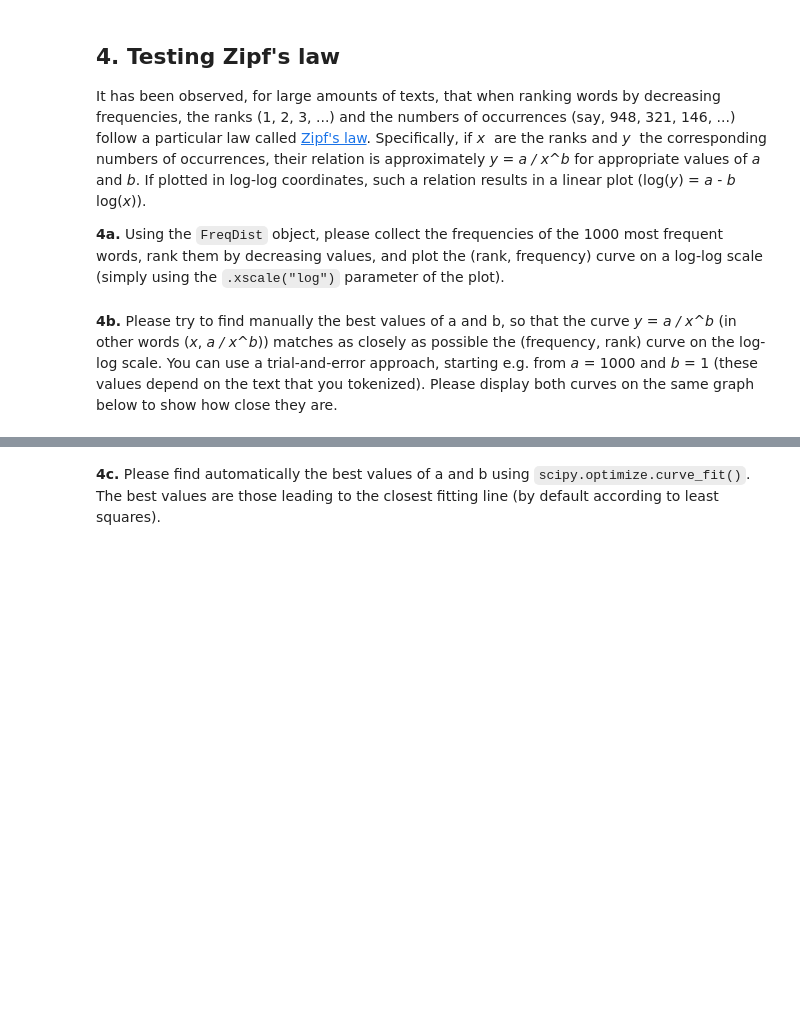
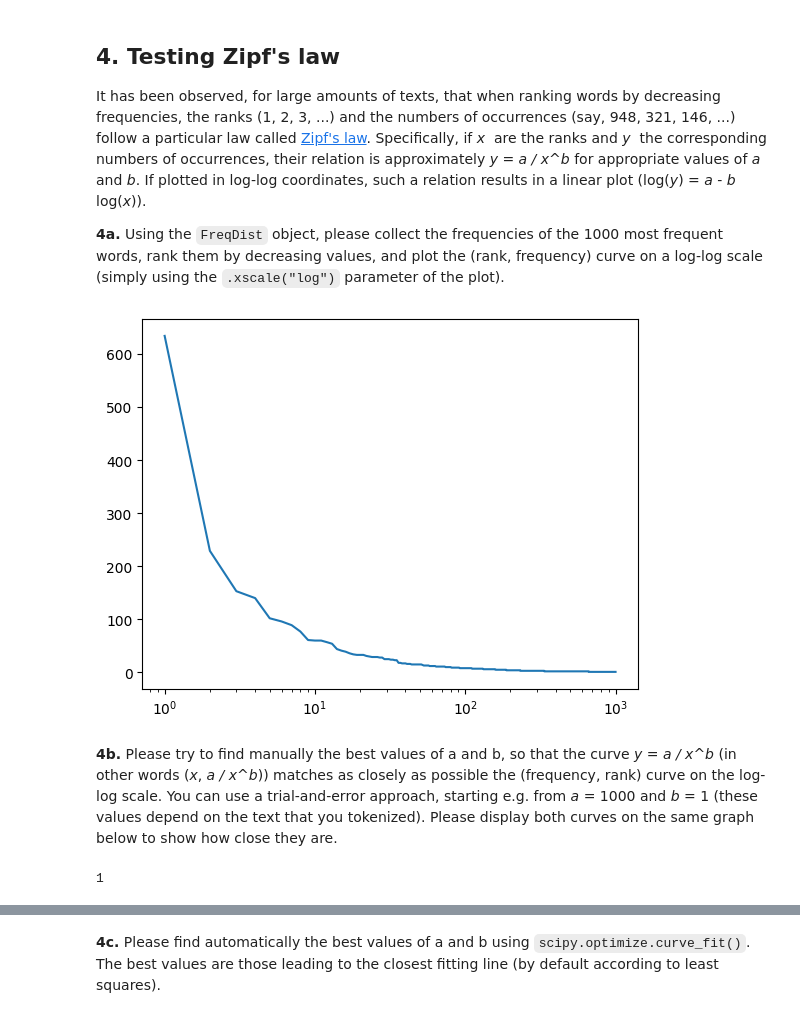
Before and after one commit to saucyq/nlp, a Jupyter notebook: lab1/MSE_AdvNLP_Lab1_student.ipynb, the cells around one changed output, grey strips where cells are left out. Saved outputs shown, nothing was run; the diff lists cells and outputs as text; code cells hidden in the pictures; blank space fills up the shorter version.

```diff
--- a/lab1/MSE_AdvNLP_Lab1_student.ipynb
+++ b/lab1/MSE_AdvNLP_Lab1_student.ipynb
@@ -88,3 +117,5 @@ NLTK has two useful functions, one to segment a text into sentences, and the oth
 **2f.** Please tokenize now directly the initial full text, without segmenting it into sentences.  Please display the total number of tokens found, and compare this number with the one obtained above.
 # %%
 # Please write your Python code in this cell and execute it.
+tokens =nltk.tokenize.word_tokenize(clair_dune, language='french')
+print(len(tokens))
@@ -103,9 +146,12 @@ A `nltk.Text` can store one of the following text formats: (1) string, (2) list
 **3a.** Please create a `nltk.Text` object from the tokenized version of your text (without sentence segmentation).
 # %%
 # Please write your Python code in this cell and execute it.
+nltk_tokens = nltk.Text(tokens)
 # %% [markdown]
 NLTK can compute word frequencies for a given text, yielding a new object called a frequency distribution (`FreqDist`): see [Sec. 3.1 of Ch. 1 of the NLTK book](http://www.nltk.org/book/ch01.html#frequency-distributions).  Using such an object, we can get the most frequent words.
 
 **3b.** Please construct the frequency distribution of your text.  Then, display the words that have at least 4 characters among the 50 most frequent words (calling the `most_common` method on the `FreqDist`), together with their number of occurrences.  Please comment briefly on the results.
 # %%
 # Please write your Python code in this cell and execute it.
+freq =nltk.FreqDist(nltk_tokens)
+[print(x) for x in freq.most_common(50) if len(x[0])>=4]
@@ -122,5 +179,12 @@ import matplotlib.pyplot as plt
 %matplotlib inline
 # %%
 # Please write your Python code in this cell and execute it.
+mostcommon1000 = freq.most_common(1000)
+x = [i+1 for i in range(len(mostcommon1000))]
+y = [item[1] for item in mostcommon1000]
+plt.plot(x,y)
+plt.xscale('log')
+# %% [output]
+[figure, added]
 # %% [markdown]
 **4b.** Please try to find manually the best values of a and b, so that the curve *y = a / x^b* (in other words (*x*, *a / x^b*)) matches as closely as possible the (frequency, rank) curve on the log-log scale.  You can use a trial-and-error approach, starting e.g. from *a* = 1000 and *b* = 1 (these values depend on the text that you tokenized).  Please display both curves on the same graph below to show how close they are.
@@ -128,0 +191,4 @@ import matplotlib.pyplot as plt
+# %%
+print(pow(1,2))
+# %% [output]
+1
```
Also changed, not shown: parts of 15 cells of this notebook.
